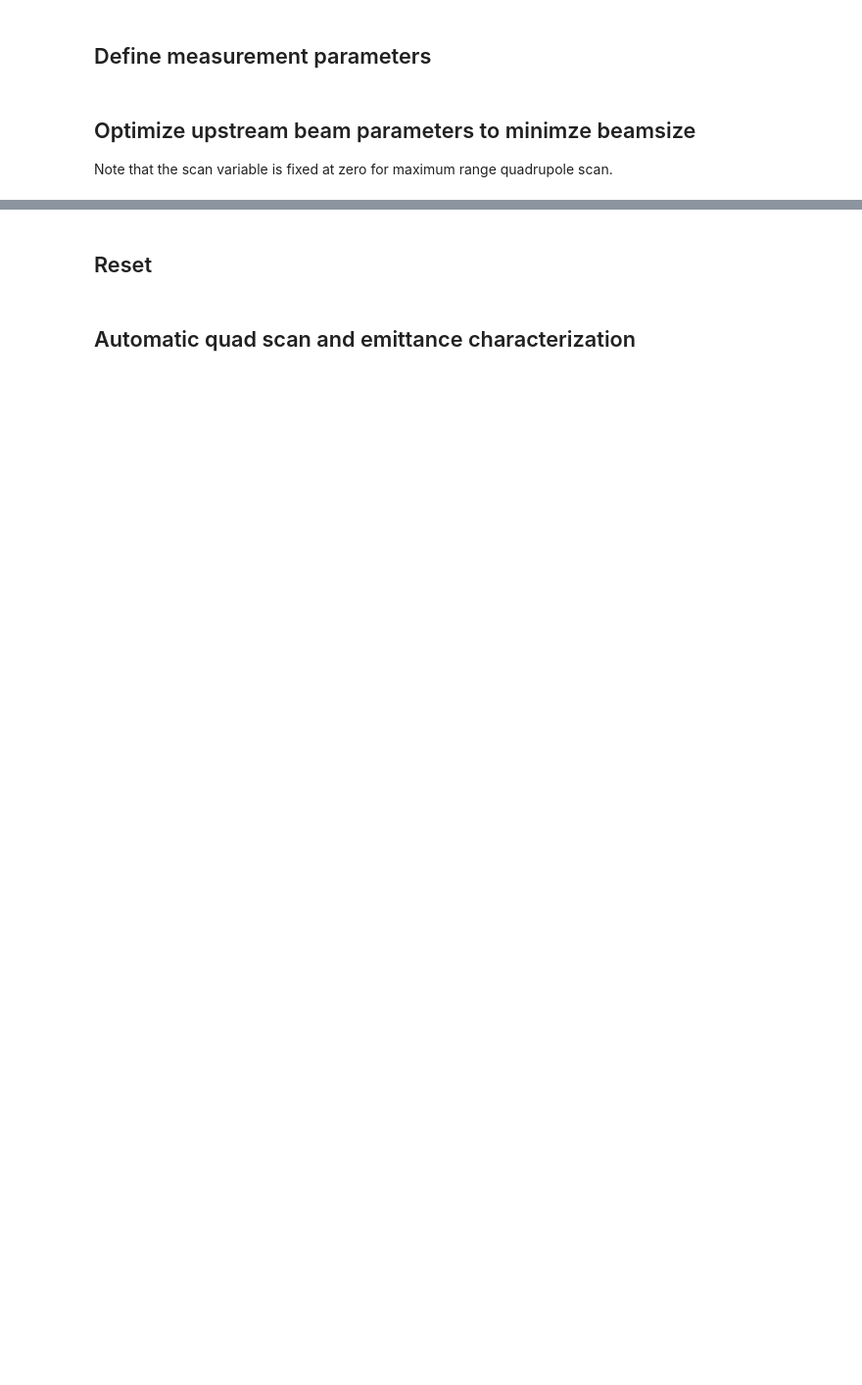
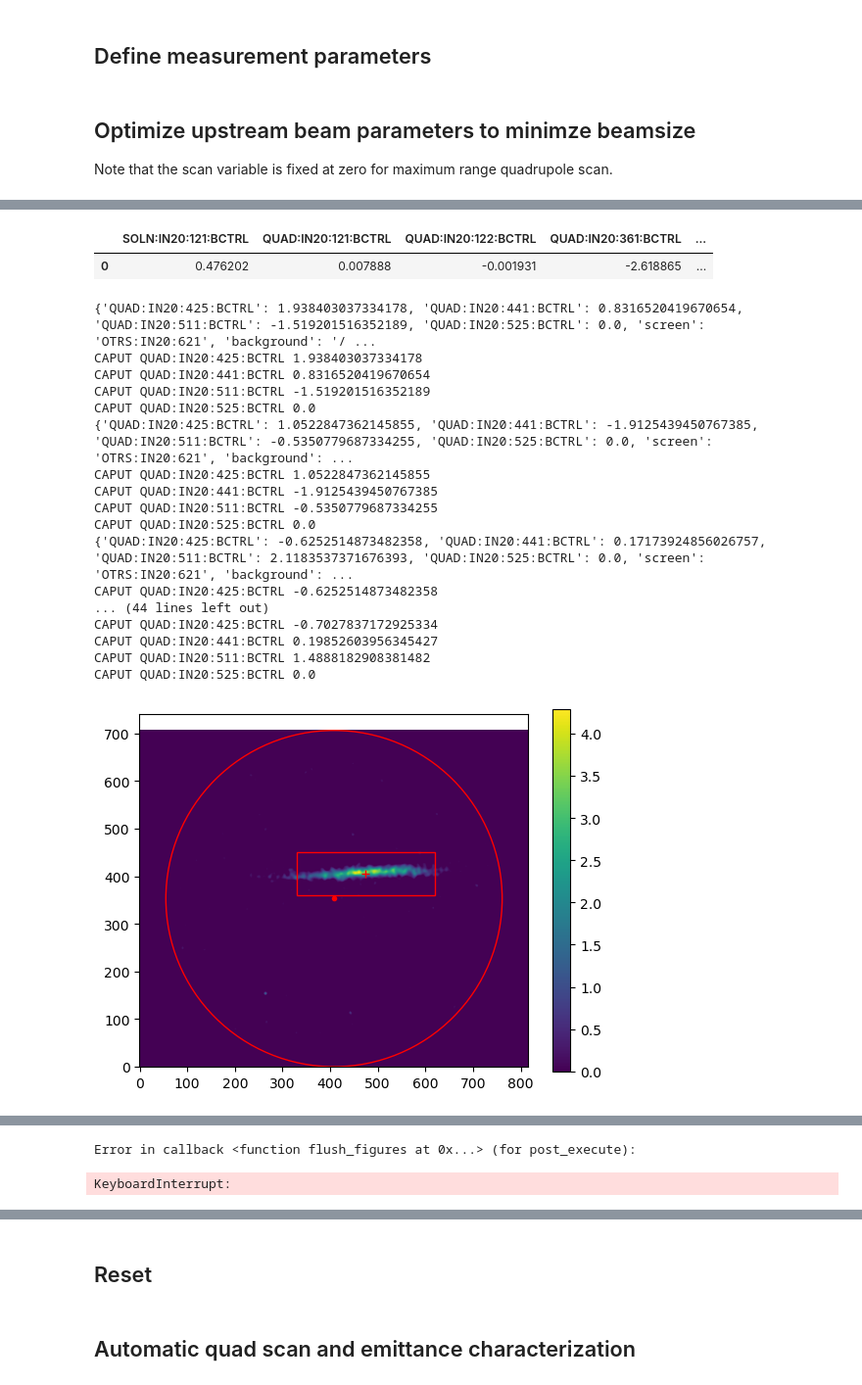
Before and after one commit to t-bz/SLAC_Xopt, a Jupyter notebook: lcls/emittance/automatic_emittance/automatic_emittance_measurement.ipynb, the cells around one changed output, grey strips where cells are left out. Shown: that part at 98% size. Drawn from its saved outputs; the diff is of its cells as text; code cells hidden in the pictures; blank space fills up the shorter version.

```diff
--- a/lcls/emittance/automatic_emittance/automatic_emittance_measurement.ipynb
+++ b/lcls/emittance/automatic_emittance/automatic_emittance_measurement.ipynb
@@ -57,25 +84,26 @@ import json
 
 
 TUNING_VARIABLES = ["QUAD:IN20:425:BCTRL","QUAD:IN20:441:BCTRL","QUAD:IN20:511:BCTRL"]
-SCAN_VARIABLE = "QUAD:IN20:525"
+SCAN_VARIABLE = "QUAD:IN20:525:BCTRL"
 QUAD_LENGTH = 0.108 # m
 DRIFT_LENGTH = 4.17 # m
 BEAM_ENERGY = 0.135 # GeV
 PV_TO_INTEGRATED_GRADIENT = 1.0 # kG
 ROI = None
-THRESHOLD = 3000
+THRESHOLD = 2.4
 
-with open("../../secondary_variables.json", "r") as f:
-    secondary_observables = json.loads(f)
+#with open("../../secondary_variables.json", "r") as f:
+#    secondary_observables = json.loads(f)
 
 measurement_options = {
     "screen": SCREEN_NAME,
     "background": BACKGROUND_FILE,
     "threshold": THRESHOLD,
     "roi": ROI,
-    "bb_half_width": 3.0, # half width of the bounding box in terms of std
+    "bb_half_width": 2.0, # half width of the bounding box in terms of std
     "visualize": True,
-    "save_img_location": data_dir
+    "save_img_location": data_dir,
+    "sleep_time": 3.0
 }
 
 image_constraints = {
@@ -88,12 +116,12 @@ def eval_beamsize(input_dict):
     results = measure_beamsize(input_dict)
 
     # get secondary PV settings/readbacks
-    secondary_results = caget_many(secondary_observables)
-    results = results | secondary_results
+    #secondary_results = caget_many(secondary_observables)
+    #results = results | secondary_results
 
 
-    results["S_x_mm"] = results["Sx"] * 1e3
-    results["S_y_mm"] = results["Sy"] * 1e3
+    results["S_x_mm"] = results["Sx"] * 1e-3
+    results["S_y_mm"] = results["Sy"] * 1e-3
 
     #add total beam size
     results["total_size"] = np.sqrt(results["Sx"]**2 + results["Sy"]**2)
@@ -114,0 +157,29 @@ opt_x = optimize_function(
+# %%
+reset_vals = pd.DataFrame(reset_dict | opt_vocs.constants, index=[0])
+reset_vals
+# %% [output]
+|  | SOLN:IN20:121:BCTRL | QUAD:IN20:121:BCTRL | QUAD:IN20:122:BCTRL | QUAD:IN20:361:BCTRL | ... |
+| 0 | 0.476202 | 0.007888 | -0.001931 | -2.618865 | ... |
+# %%
+opt_x = optimize_function(
+    opt_vocs, eval_beamsize, n_iterations=5, n_initial=5
+)
+# %% [output]
+{'QUAD:IN20:425:BCTRL': 1.938403037334178, 'QUAD:IN20:441:BCTRL': 0.8316520419670654, 'QUAD:IN20:511:BCTRL': -1.519201516352189, 'QUAD:IN20:525:BCTRL': 0.0, 'screen': 'OTRS:IN20:621', 'background': '/ ...
+CAPUT QUAD:IN20:425:BCTRL 1.938403037334178
+CAPUT QUAD:IN20:441:BCTRL 0.8316520419670654
+CAPUT QUAD:IN20:511:BCTRL -1.519201516352189
+CAPUT QUAD:IN20:525:BCTRL 0.0
+{'QUAD:IN20:425:BCTRL': 1.0522847362145855, 'QUAD:IN20:441:BCTRL': -1.9125439450767385, 'QUAD:IN20:511:BCTRL': -0.5350779687334255, 'QUAD:IN20:525:BCTRL': 0.0, 'screen': 'OTRS:IN20:621', 'background': ...
+CAPUT QUAD:IN20:425:BCTRL 1.0522847362145855
+CAPUT QUAD:IN20:441:BCTRL -1.9125439450767385
+CAPUT QUAD:IN20:511:BCTRL -0.5350779687334255
+CAPUT QUAD:IN20:525:BCTRL 0.0
+{'QUAD:IN20:425:BCTRL': -0.6252514873482358, 'QUAD:IN20:441:BCTRL': 0.17173924856026757, 'QUAD:IN20:511:BCTRL': 2.1183537371676393, 'QUAD:IN20:525:BCTRL': 0.0, 'screen': 'OTRS:IN20:621', 'background': ...
+CAPUT QUAD:IN20:425:BCTRL -0.6252514873482358
+... (44 lines left out)
+CAPUT QUAD:IN20:425:BCTRL -0.7027837172925334
+CAPUT QUAD:IN20:441:BCTRL 0.19852603956345427
+CAPUT QUAD:IN20:511:BCTRL 1.4888182908381482
+CAPUT QUAD:IN20:525:BCTRL 0.0
+[figure, added]
@@ -115,2 +188,4 @@ opt_x = optimize_function(
+Error in callback <function flush_figures at 0x...> (for post_execute):
+KeyboardInterrupt:
 # %%
 opt_x.data
```
Also changed, not shown: parts of 10 cells of this notebook, 18 other files.
